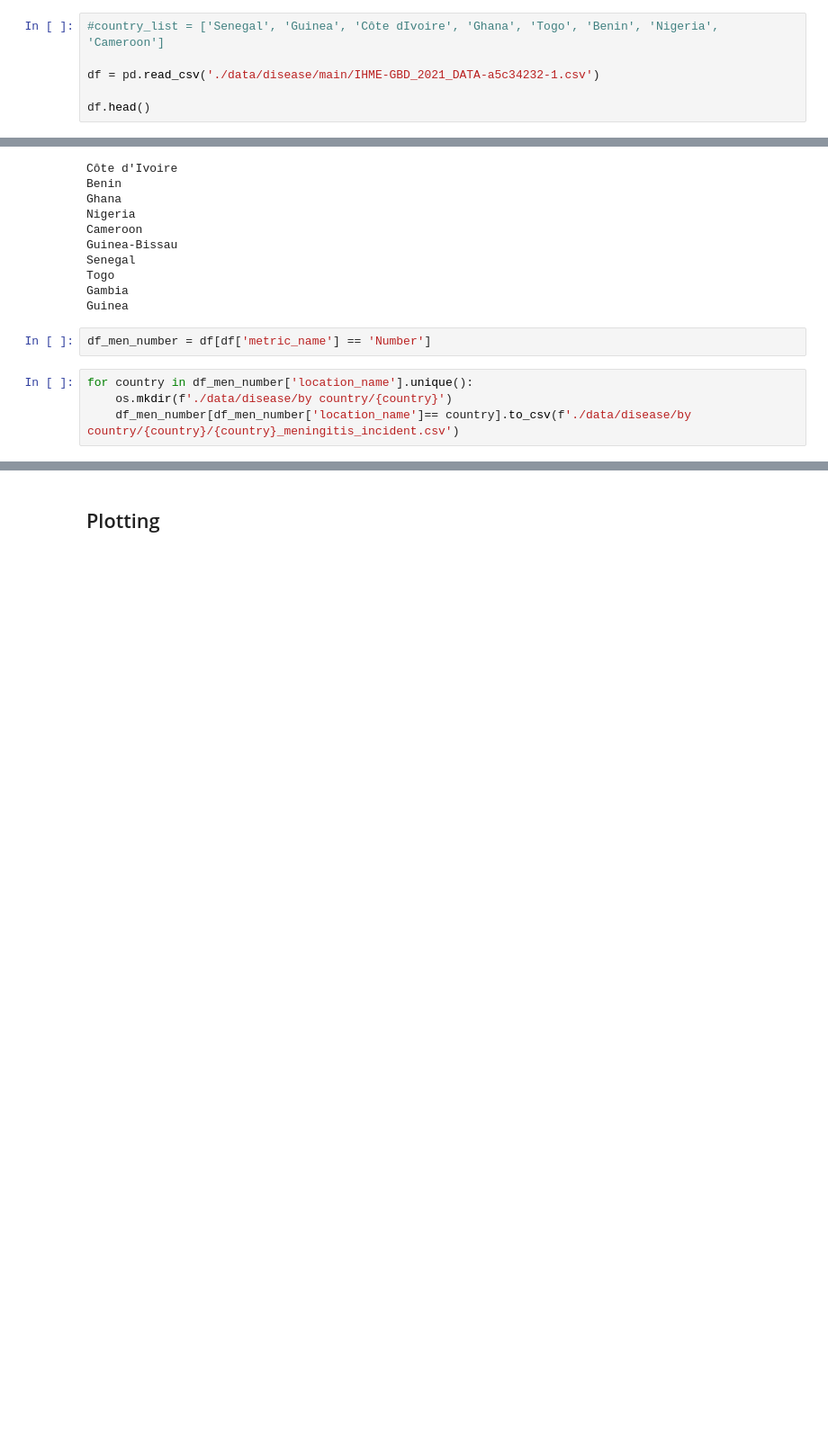
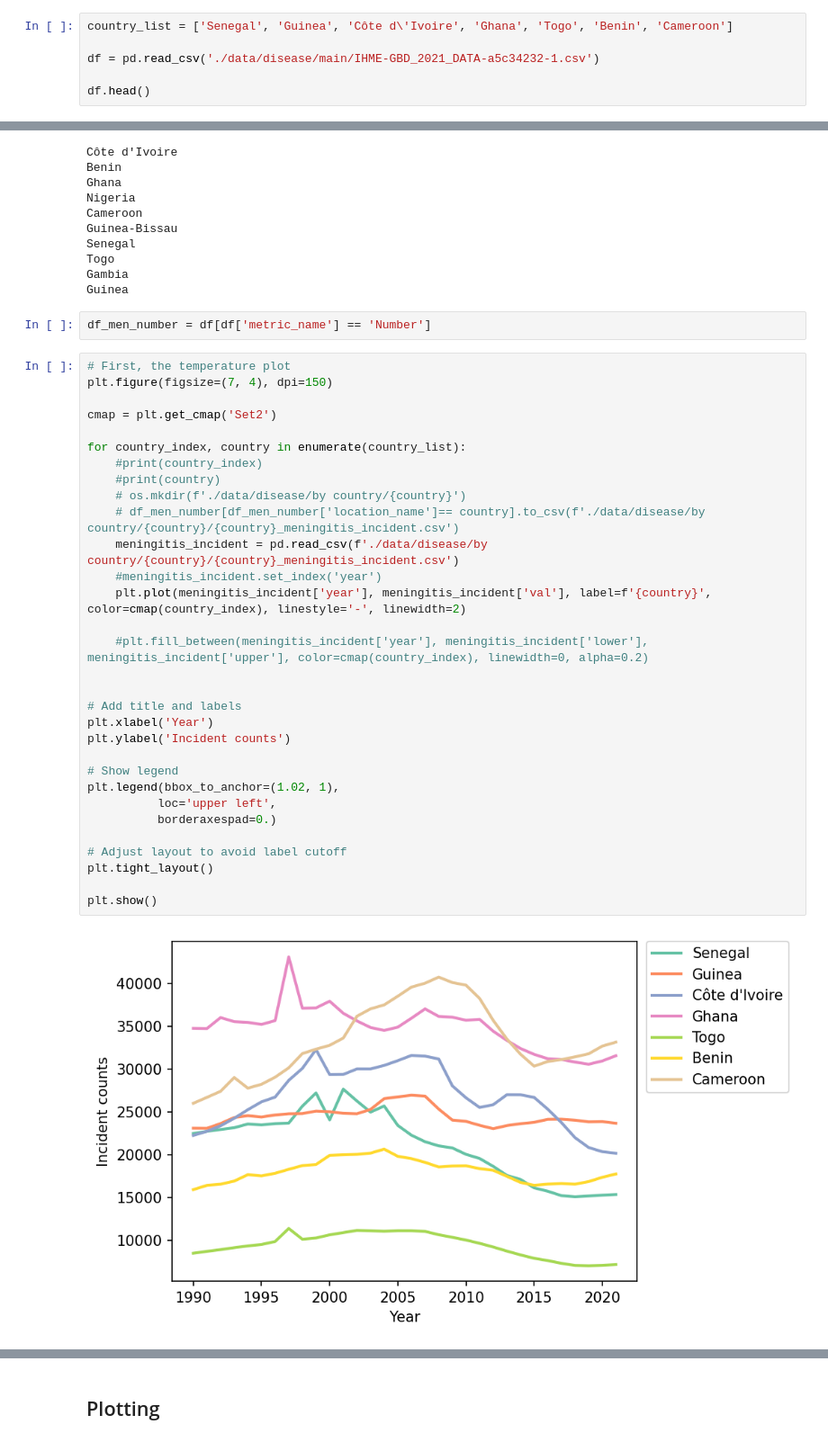
Before and after one commit to blackteacatsu/fall_2024_climate_infectionous, a Jupyter notebook: project/CLIMATE_DISEASE_CORR.ipynb, the cells around one changed output, grey strips where cells are left out. Shown at 90% size. Drawn from its saved outputs; the diff is of its cells as text; blank space fills up the shorter version.

Commit message:
disease plots made

```diff
--- a/project/CLIMATE_DISEASE_CORR.ipynb
+++ b/project/CLIMATE_DISEASE_CORR.ipynb
@@ -17,7 +18,7 @@ warnings.filterwarnings('ignore')
 # %% [markdown]
 ## Extract data by countries
 # %%
-#country_list = ['Senegal', 'Guinea', 'Côte dIvoire', 'Ghana', 'Togo', 'Benin', 'Nigeria', 'Cameroon']
+country_list = ['Senegal', 'Guinea', 'Côte d\'Ivoire', 'Ghana', 'Togo', 'Benin', 'Cameroon']
 
 df = pd.read_csv('./data/disease/main/IHME-GBD_2021_DATA-a5c34232-1.csv')
 
@@ -53,7 +54,36 @@ Gambia
 Guinea
 # %%
 df_men_number = df[df['metric_name'] == 'Number']
-# %%
-for country in df_men_number['location_name'].unique():
-    os.mkdir(f'./data/disease/by country/{country}')
-    df_men_number[df_men_number['location_name']== country].to_csv(f'./data/disease/by country/{country}/{country}_meningitis_incident.csv')
+# %%
+# First, the temperature plot
+plt.figure(figsize=(7, 4), dpi=150)
+
+cmap = plt.get_cmap('Set2')
+
+for country_index, country in enumerate(country_list):
+    #print(country_index)
+    #print(country)
+    # os.mkdir(f'./data/disease/by country/{country}')
+    # df_men_number[df_men_number['location_name']== country].to_csv(f'./data/disease/by country/{country}/{country}_meningitis_incident.csv')
+    meningitis_incident = pd.read_csv(f'./data/disease/by country/{country}/{country}_meningitis_incident.csv')
+    #meningitis_incident.set_index('year')
+    plt.plot(meningitis_incident['year'], meningitis_incident['val'], label=f'{country}', color=cmap(country_index), linestyle='-', linewidth=2)
+
+    #plt.fill_between(meningitis_incident['year'], meningitis_incident['lower'], meningitis_incident['upper'], color=cmap(country_index), linewidth=0, alpha=0.2)
+
+
+# Add title and labels
+plt.xlabel('Year')
+plt.ylabel('Incident counts')
+
+# Show legend
+plt.legend(bbox_to_anchor=(1.02, 1),
+          loc='upper left',
+          borderaxespad=0.)
+
+# Adjust layout to avoid label cutoff
+plt.tight_layout()
+
+plt.show()
+# %% [output]
+[figure, added]
```
Also changed, not shown: parts of 3 cells of this notebook, 6 other files.
